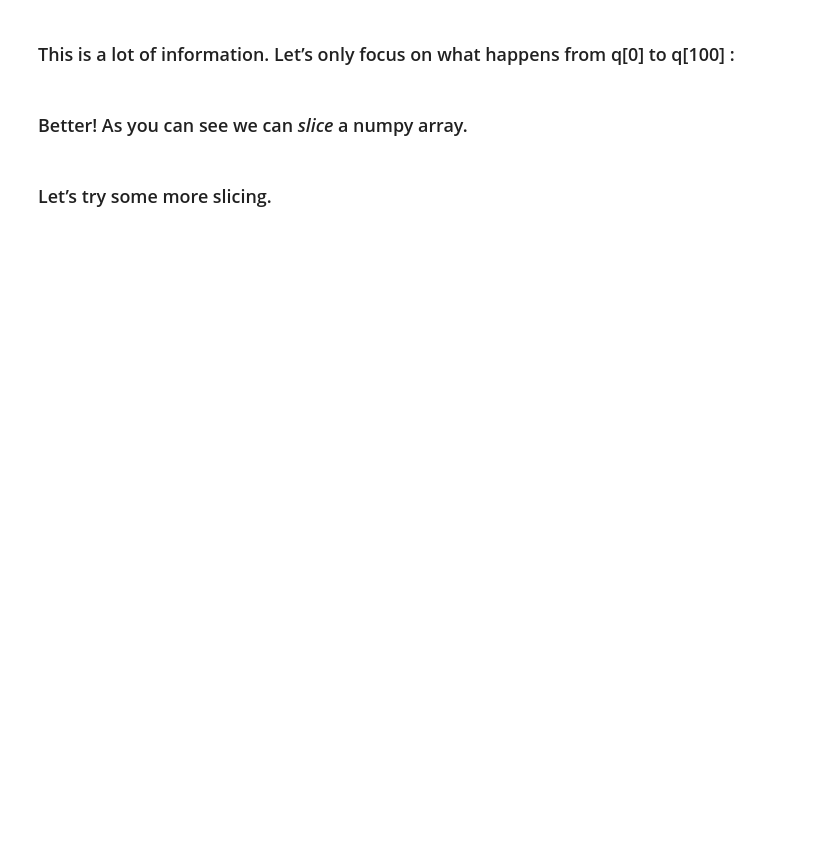
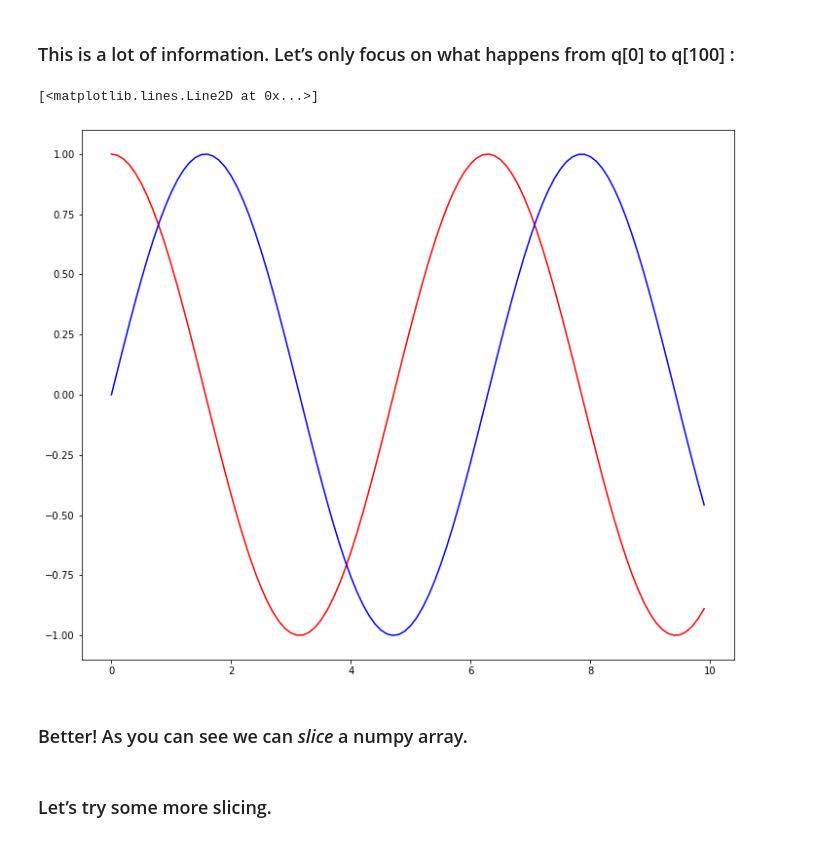
Before and after one commit to logangarcia01/PHZ3150_LoganGarcia, a Jupyter notebook: lecture/numpy_classroom.ipynb, the cells around one changed output. Cells and saved outputs as stored; diff of their text form; code cells hidden in the pictures; blank space fills up the shorter version.

```diff
--- a/lecture/numpy_classroom.ipynb
+++ b/lecture/numpy_classroom.ipynb
@@ -235,2 +418,5 @@ q_cos =
+# %%
+q     = np.arange ( 0, 100, 0.1)
+q_cos = np.cos (q)
 # %% [markdown]
 ### and and array q_sin that is the sine of q:
@@ -239,3 +423,5 @@ q_sin =
+# %%
+q_sin = np.sin (q)
 # %% [markdown]
 ### Let’s plot q_cos and q_sin as a function of q :
 # %%
@@ -246,8 +435,11 @@ plt.plot( q, q_sin, color= 'blue' )
 ### This is a lot of information. Let’s only focus on what happens from q[0] to q[100] :
 # %%
 plt.figure( figsize = ( 12, 10 )  )
-plt.plot(  , color= 'red'  )
-plt.plot(  , color= 'blue' )
+plt.plot(q [0:100], (q_cos [0:100])  , color= 'red'  )
+plt.plot( q [0:100],(q_sin [0:100]) , color= 'blue' )
+# %% [output]
+[<matplotlib.lines.Line2D at 0x...>]
+[figure, added]
 # %% [markdown]
 ### Better! As you can see we can *slice* a numpy array.
 # %% [markdown]
```
Also changed, not shown: parts of 59 cells of this notebook.
